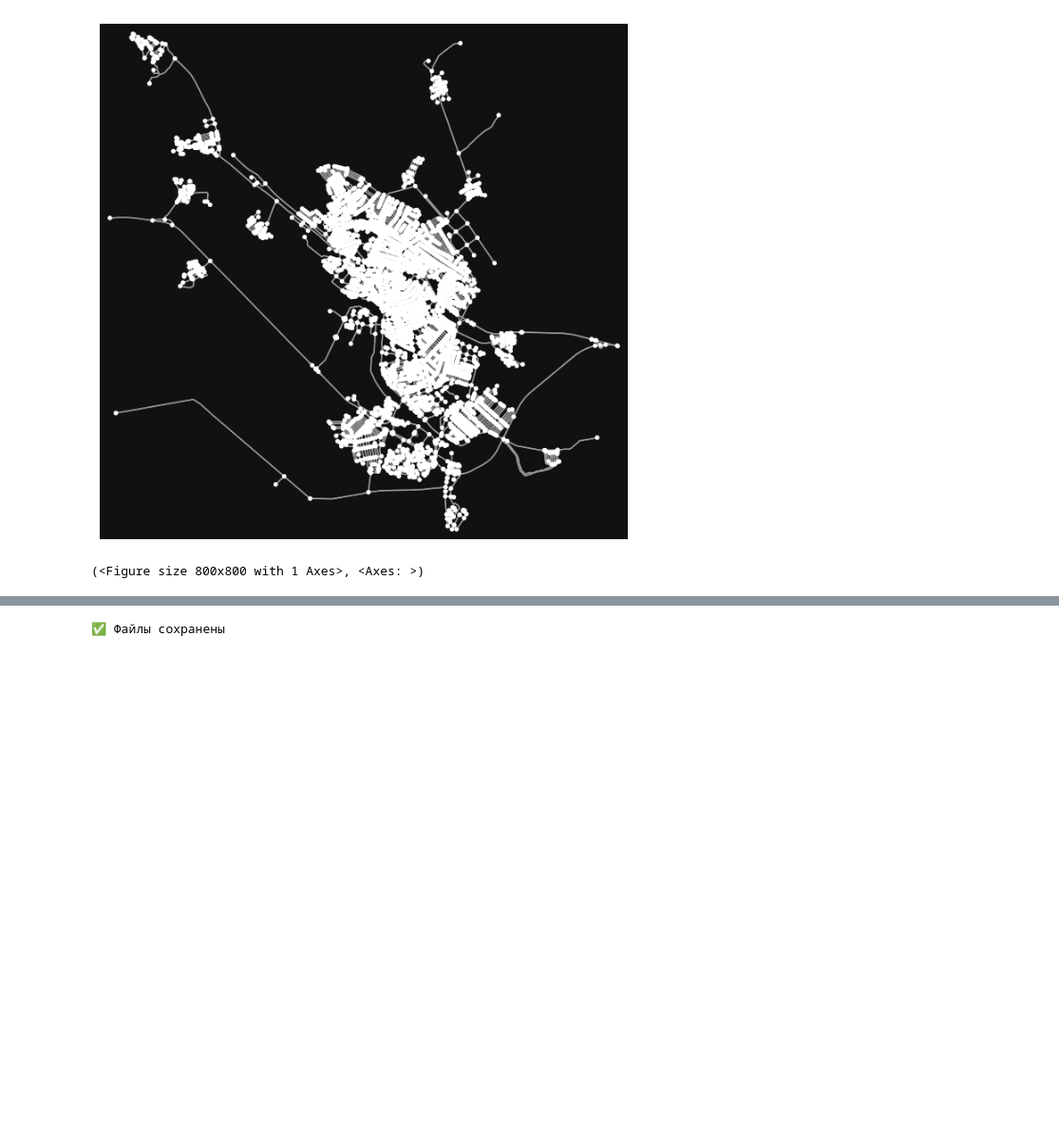
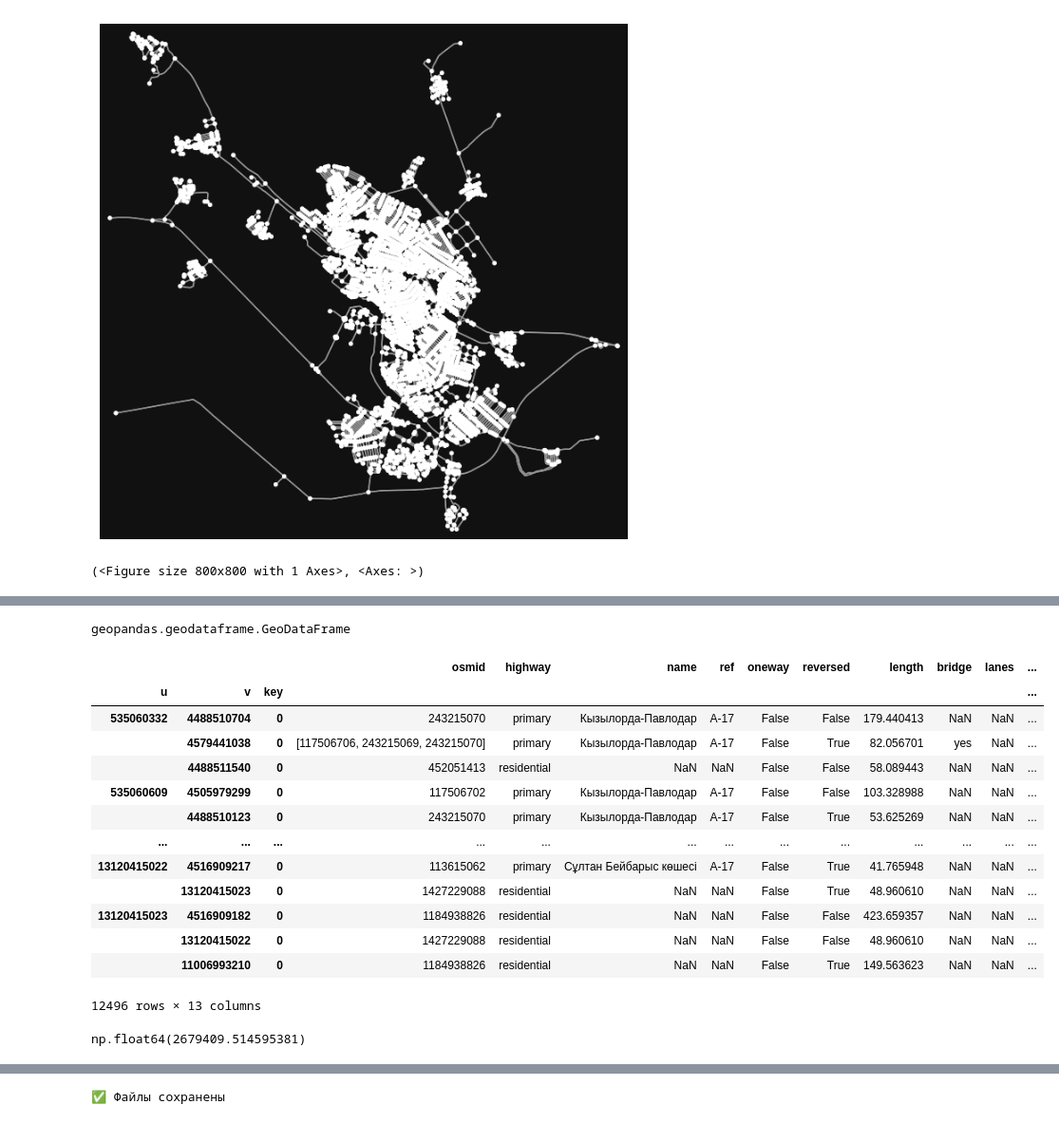
Before and after one commit to AdilzhanZh/machine-learning-project, a Jupyter notebook: code/Жадные_+_ML.ipynb, the cells around one changed output, grey strips where cells are left out. Shown at 95% size. Cells and saved outputs as stored; diff of their text form; code cells hidden in the pictures; blank space fills up the shorter version.

```diff
--- a/code/Жадные_+_ML.ipynb
+++ b/code/Жадные_+_ML.ipynb
@@ -48,0 +60,29 @@ edges.head()
+# %%
+type(nodes)
+type(edges)
+# %% [output]
+geopandas.geodataframe.GeoDataFrame
+# %%
+edges_df = pd.DataFrame(edges.drop(columns='geometry'))
+nodes_df = pd.DataFrame(nodes.drop(columns='geometry'))
+# %%
+edges_df
+# %% [output]
+|  |  |  | osmid | highway | name | ref | oneway | reversed | length | bridge | lanes | ... |
+| u | v | key |  |  |  |  |  |  |  |  |  | ... |
+| 535060332 | 4488510704 | 0 | 243215070 | primary | Кызылорда-Павлодар | A-17 | False | False | 179.440413 | NaN | NaN | ... |
+|  | 4579441038 | 0 | [117506706, 243215069, 243215070] | primary | Кызылорда-Павлодар | A-17 | False | True | 82.056701 | yes | NaN | ... |
+|  | 4488511540 | 0 | 452051413 | residential | NaN | NaN | False | False | 58.089443 | NaN | NaN | ... |
+| 535060609 | 4505979299 | 0 | 117506702 | primary | Кызылорда-Павлодар | A-17 | False | False | 103.328988 | NaN | NaN | ... |
+|  | 4488510123 | 0 | 243215070 | primary | Кызылорда-Павлодар | A-17 | False | True | 53.625269 | NaN | NaN | ... |
+| ... | ... | ... | ... | ... | ... | ... | ... | ... | ... | ... | ... | ... |
+| 13120415022 | 4516909217 | 0 | 113615062 | primary | Сұлтан Бейбарыс көшесі | A-17 | False | True | 41.765948 | NaN | NaN | ... |
+|  | 13120415023 | 0 | 1427229088 | residential | NaN | NaN | False | True | 48.960610 | NaN | NaN | ... |
+| 13120415023 | 4516909182 | 0 | 1184938826 | residential | NaN | NaN | False | False | 423.659357 | NaN | NaN | ... |
+|  | 13120415022 | 0 | 1427229088 | residential | NaN | NaN | False | False | 48.960610 | NaN | NaN | ... |
+|  | 11006993210 | 0 | 1184938826 | residential | NaN | NaN | False | True | 149.563623 | NaN | NaN | ... |
+12496 rows × 13 columns
+# %%
+edges_df['length'].sum()  # общая длина дорог
+# %% [output]
+np.float64(2679409.514595381)
```
Also changed, not shown: parts of 11 cells of this notebook.
